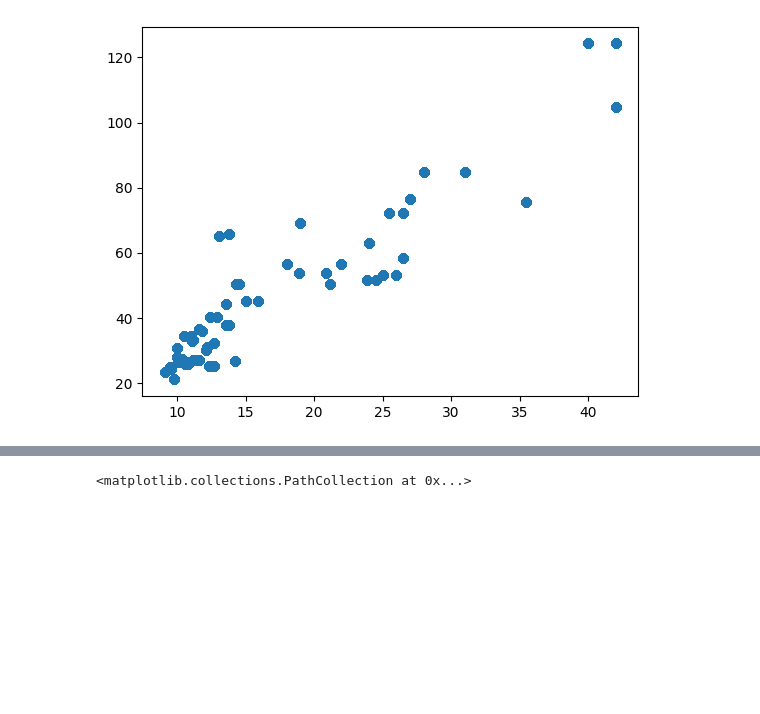
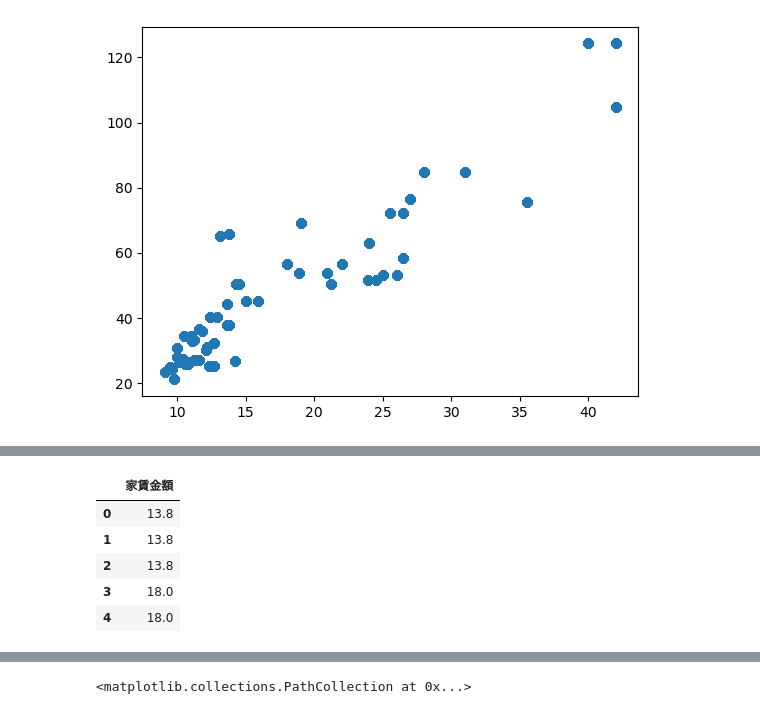
Before and after one commit to xxNaokixx/RealEstate-Aanlytics, a Jupyter notebook: tech0-suumo.ipynb, the cells around one changed output, grey strips where cells are left out. Saved outputs shown, nothing was run; the diff lists cells and outputs as text; code cells hidden in the pictures; blank space fills up the shorter version.

```diff
--- a/tech0-suumo.ipynb
+++ b/tech0-suumo.ipynb
@@ -740,0 +734,9 @@ Note: you may need to restart the kernel to use updated packages.
+# %%
+target_data.head()
+# %% [output]
+|  | 家賃金額 |
+| 0 | 13.8 |
+| 1 | 13.8 |
+| 2 | 13.8 |
+| 3 | 18.0 |
+| 4 | 18.0 |
```
Also changed, not shown: parts of 23 cells of this notebook, 2 other files.
